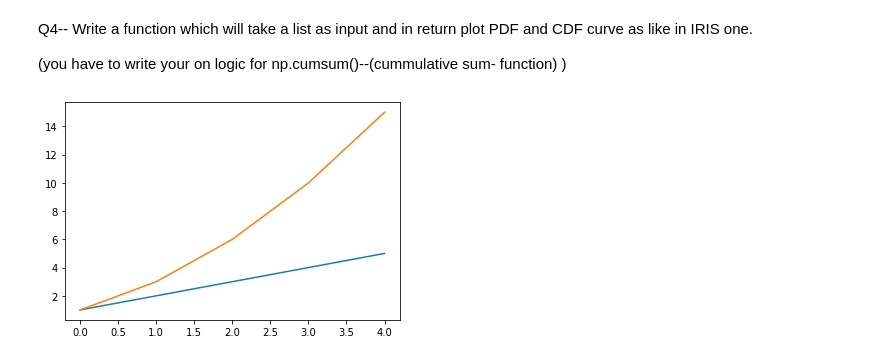
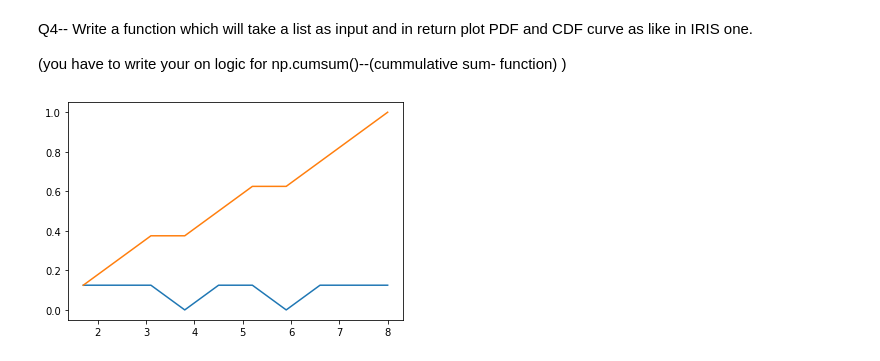
Before and after one commit to Sankha1998/statistics, a Jupyter notebook: Statistics_Assignment(PDF&CDF).ipynb, the cells around one changed output. Drawn from its saved outputs; the diff is of its cells as text; code cells hidden in the pictures.

```diff
--- a/Statistics_Assignment(PDF&CDF).ipynb
+++ b/Statistics_Assignment(PDF&CDF).ipynb
@@ -128,17 +128,14 @@ pdf_calcu('RG Sharma','V Kohli')
 Q4-- Write a function which will take a list as input and in return plot PDF and CDF curve as like in IRIS one.
 
  (you have to write your on logic for np.cumsum()--(cummulative sum- function) )
-# %%
-def pdfcdf_func(a):
-  l = len(a)
-  b = []
-  s = 0
-  for i in range (0,l):
-    s = s+int(a[i])
-    b.append(s)
-  plt.plot(a)
-  plt.plot(b)
+# %%
+def pdfcdf_func(a):
+  c,b = np.histogram(a,bins = 10)
+  pdf = c/sum(c)
+  cdf = np.cumsum(pdf)
+  plt.plot(b[1:],pdf)
+  plt.plot(b[1:],cdf)
 # %%
-pdfcdf_func([1,2,3,4,5])
+pdfcdf_func([1,2,3,4,5,6,7,8])
 # %% [output]
-[figure, old version]
+[figure, new version]
```
Also changed, not shown: parts of 1 cell of this notebook.
